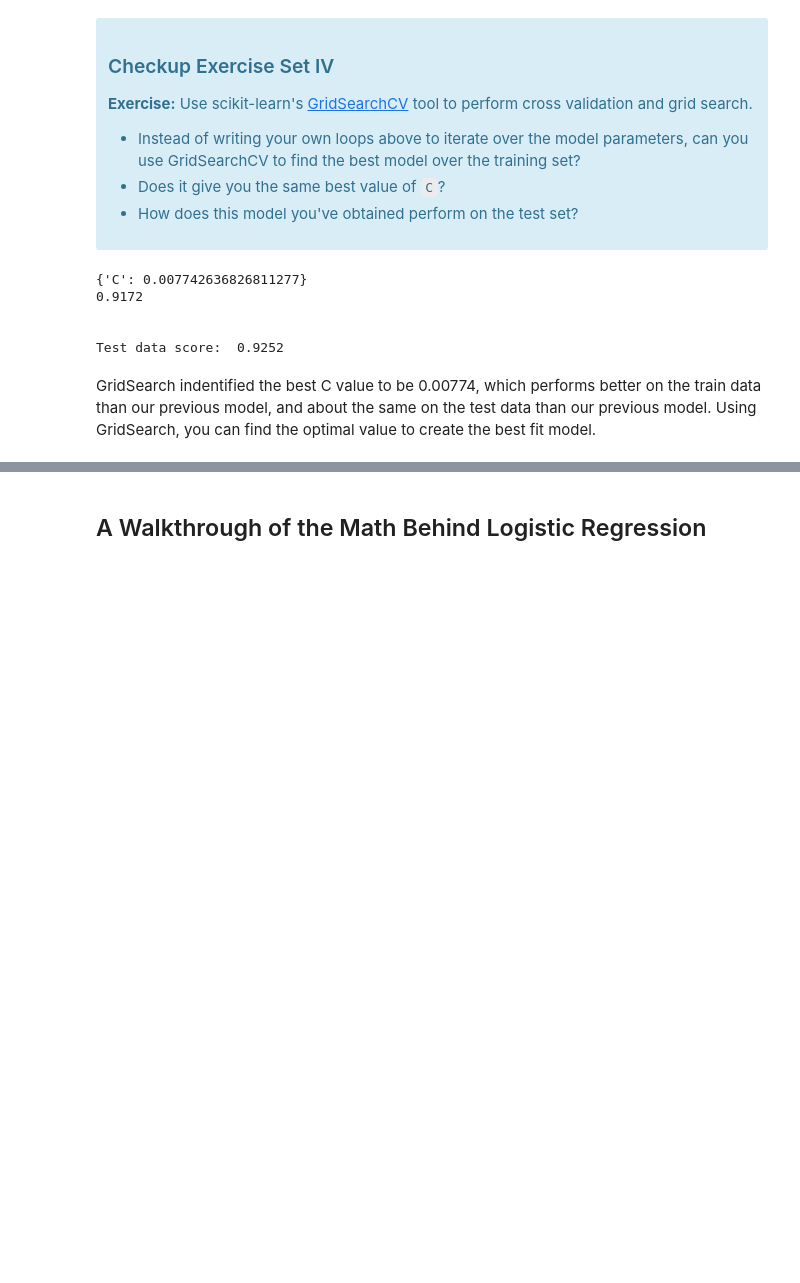
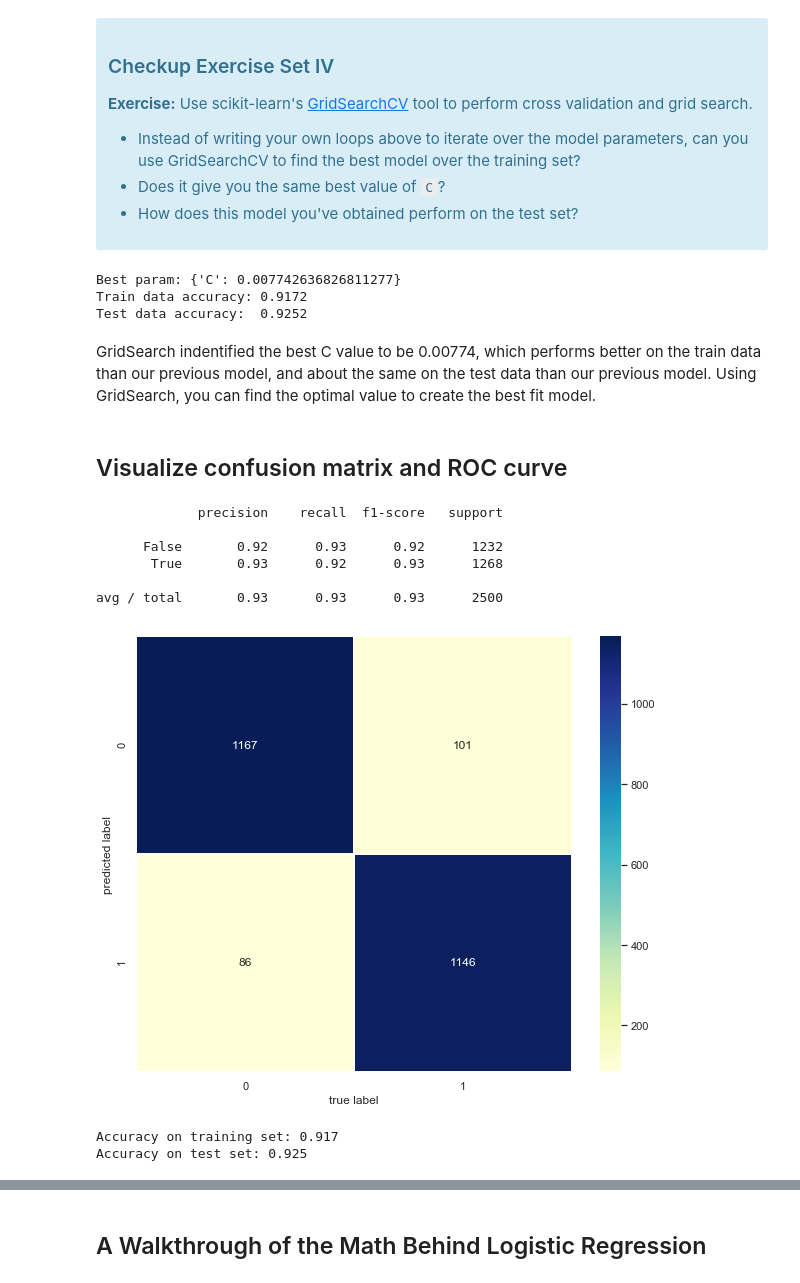
Before and after one commit to jushih/unit-8-machine-learning, a Jupyter notebook: unit-8-logistic-regression/Mini_Project_Logistic_Regression.ipynb, the cells around one changed output, grey strips where cells are left out. Cells and saved outputs as stored; diff of their text form; code cells hidden in the pictures; blank space fills up the shorter version.

Commit message:
Added confusion matrix and roc visualizations

```diff
--- a/unit-8-logistic-regression/Mini_Project_Logistic_Regression.ipynb
+++ b/unit-8-logistic-regression/Mini_Project_Logistic_Regression.ipynb
@@ -34,6 +34,9 @@ import seaborn as sns
 sns.set_style("whitegrid")
 sns.set_context("poster")
 import sklearn.model_selection
+from sklearn.metrics import classification_report
+from sklearn.metrics import confusion_matrix
+import sklearn.metrics as metrics
 
 c0=sns.color_palette()[0]
 c1=sns.color_palette()[1]
@@ -89,6 +92,38 @@ def points_plot_prob(ax, Xtr, Xte, ytr, yte, clf, colorscale=cmap_light,
     cs2 = plt.contour(xx, yy, Z, cmap=ccolor, alpha=.6, axes=ax)
     plt.clabel(cs2, fmt = '%2.1f', colors = 'k', fontsize=14, axes=ax)
     return ax
+
+
+# added two functions, one to generate confusion matrix and one to generate roc curve
+def plot_confusion(y_true, y_pred, labels):
+
+    print(classification_report(y_true, y_pred))
+
+    mat = confusion_matrix(y_true, y_pred, labels)
+
+    sns.set(rc={'figure.figsize':(10,8)})
+    ax = sns.heatmap(mat, square=True, annot=True, fmt='d', linewidths=.5, cmap="YlGnBu")
+    plt.xlabel('true label')
+    plt.ylabel('predicted label');
+    plt.show()
+
+
+
+def plot_roc(y_true,y_pred):
+
+    fpr, tpr, threshold = metrics.roc_curve(y_true, y_pred)
+    roc_auc = metrics.auc(fpr, tpr)
+
+    sns.set(rc={'figure.figsize':(10,8)})
+    plt.title('Receiver Operating Characteristic')
+    plt.plot(fpr, tpr, 'b', label = 'AUC = %0.2f' % roc_auc)
+    plt.legend(loc = 'lower right')
+    plt.plot([0, 1], [0, 1],'r--')
+    plt.xlim([0, 1])
+    plt.ylim([0, 1])
+    plt.ylabel('True Positive Rate')
+    plt.xlabel('False Positive Rate')
+    plt.show()
 # %% [markdown]
 ## A Motivating Example Using `sklearn`: Heights and Weights
 # %% [markdown]
@@ -319,17 +356,33 @@ logreg = LogisticRegression()
 clf3 = GridSearchCV(estimator=logreg, param_grid=dict(C=Cs), n_jobs=-1)
 clf3.fit(Xlr, ylr)
 
-print(clf3.best_params_)
-print(clf3.best_score_)
+print('Best param:', clf3.best_params_)
+print('Train data accuracy:', clf3.best_score_)
 
 # check performance on test set
-print('\n')
-print('Test data score: ', accuracy_score(clf3.predict(Xtestlr), ytestlr))
+print('Test data accuracy: ', accuracy_score(clf3.predict(Xtestlr), ytestlr))
 # %% [output]
-{'C': 0.007742636826811277}
-0.9172
-
-
-Test data score:  0.9252
+Best param: {'C': 0.007742636826811277}
+Train data accuracy: 0.9172
+Test data accuracy:  0.9252
 # %% [markdown]
 GridSearch indentified the best C value to be 0.00774, which performs better on the train data than our previous model, and about the same on the test data than our previous model. Using GridSearch, you can find the optimal value to create the best fit model.
+# %% [markdown]
+## Visualize confusion matrix and ROC curve
+# %%
+y_true, y_pred = ytestlr, clf3.predict(Xtestlr)
+
+plot_confusion(y_true,y_pred,labels=[1,0])
+
+print("Accuracy on training set: {:.3f}".format(clf3.score(Xlr, ylr)))
+print("Accuracy on test set: {:.3f}".format(clf3.score(Xtestlr, ytestlr)))
+# %% [output]
+             precision    recall  f1-score   support
+
+      False       0.92      0.93      0.92      1232
+       True       0.93      0.92      0.93      1268
+
+avg / total       0.93      0.93      0.93      2500
+[figure, added]
+Accuracy on training set: 0.917
+Accuracy on test set: 0.925
```
Also changed, not shown: parts of 4 cells of this notebook.
